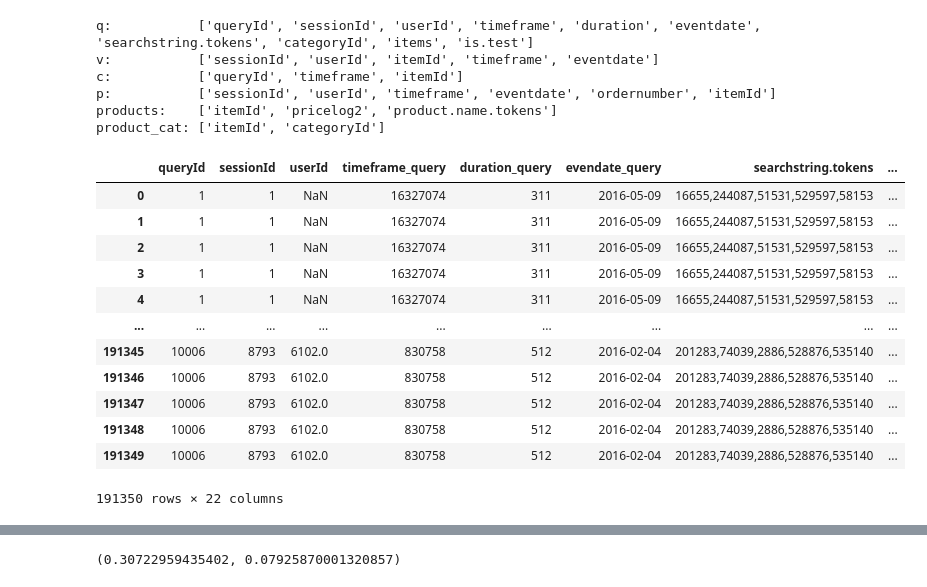
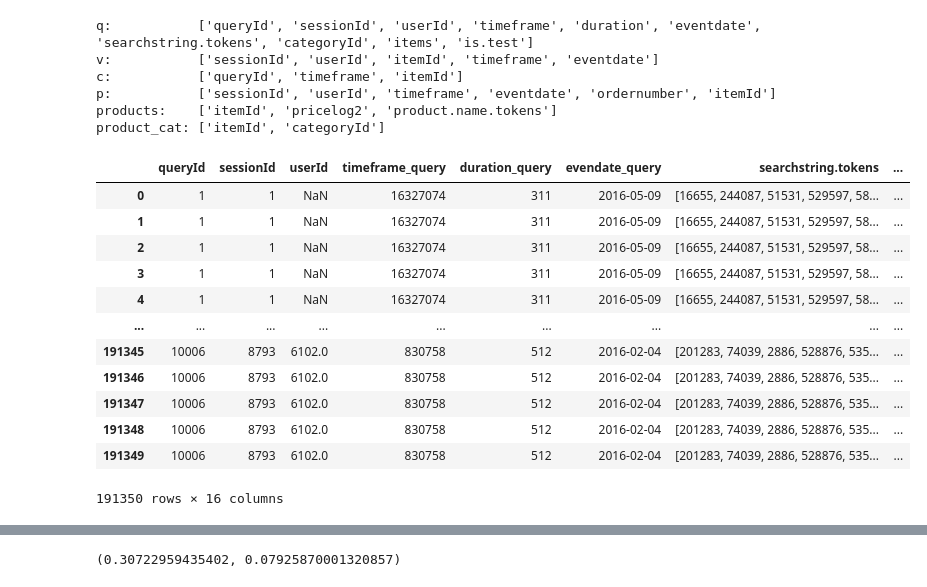
Before and after one commit to asy51/pareto, a Jupyter notebook: digi.ipynb, the cells around one changed output, grey strips where cells are left out. Saved outputs shown, nothing was run; the diff lists cells and outputs as text; code cells hidden in the pictures.

```diff
--- a/digi.ipynb
+++ b/digi.ipynb
@@ -32,39 +32,42 @@ qq = q.iloc[:10_000].copy()
 # %%
 qi = qq.copy()
 qi['items'] = qi['items'].str.split(',')
 qi = qi.explode('items')
 qi['pos'] = 1
 qi['pos'] = qi.groupby('queryId')['pos'].cumsum()
 qi = qi.rename(columns={'items': 'itemId'})
 qi['itemId'] = qi['itemId'].astype(int)
 qi = qi.rename(columns={'duration': 'duration_query', 'categoryId': 'categoryId_query'})
 # clicks
-qi = pd.merge(qi.rename(columns={'timeframe': 'timeframe_query', 'eventdate': 'evendate_query'}), c.rename(columns={'timeframe': 'timeframe_click'}), how='left', on=['queryId', 'itemId'])
+qi = pd.merge(qi.rename(columns={'timeframe': 'timeframe_query', 'eventdate': 'eventdate_query'}), c.rename(columns={'timeframe': 'timeframe_click'}), how='left', on=['queryId', 'itemId'])
 qi['clicked'] = qi['timeframe_click'].notna()
 # views (doesn't merge well)
 # qi = pd.merge(qi, v.rename(columns={'timeframe': 'timeframe_view', 'eventdate': 'eventdate_view'}), how='left', on=['sessionId', 'userId', 'itemId'])
 # purchases
 qi = pd.merge(qi, p.rename(columns={'timeframe': 'timeframe_purchase', 'eventdate': 'eventdate_purchase'}), how='left', on=['userId', 'sessionId', 'itemId'])
 qi['purchased'] = qi['timeframe_purchase'].notna()
 # product prices
 qi = pd.merge(qi, products, how='left', on=['itemId'])
 # product cat
 qi = pd.merge(qi, product_cat.rename(columns={'categoryId': 'categoryId_product'}), how='left', on=['itemId'])
 # query totals
 totals = qi.groupby('queryId')[['clicked', 'purchased']].sum().reset_index().rename(columns={'clicked':'clicks_query', 'purchased':'purchases_query', })
 qi = pd.merge(qi, totals, on=['queryId'])
+qi['searchstring.tokens'] = qi['searchstring.tokens'].str.split(',')
+qi['product.name.tokens'] = qi['product.name.tokens'].str.split(',')
+qi = qi.drop(columns=['timeframe_click', 'timeframe_purchase', 'eventdate_purchase', 'ordernumber', 'clicks_query', 'purchases_query'])
 qi
 # %% [output]
 |  | queryId | sessionId | userId | timeframe_query | duration_query | evendate_query | searchstring.tokens | ... |
-| 0 | 1 | 1 | NaN | 16327074 | 311 | 2016-05-09 | 16655,244087,51531,529597,58153 | ... |
-| 1 | 1 | 1 | NaN | 16327074 | 311 | 2016-05-09 | 16655,244087,51531,529597,58153 | ... |
-| 2 | 1 | 1 | NaN | 16327074 | 311 | 2016-05-09 | 16655,244087,51531,529597,58153 | ... |
-| 3 | 1 | 1 | NaN | 16327074 | 311 | 2016-05-09 | 16655,244087,51531,529597,58153 | ... |
-| 4 | 1 | 1 | NaN | 16327074 | 311 | 2016-05-09 | 16655,244087,51531,529597,58153 | ... |
+| 0 | 1 | 1 | NaN | 16327074 | 311 | 2016-05-09 | [16655, 244087, 51531, 529597, 58... | ... |
+| 1 | 1 | 1 | NaN | 16327074 | 311 | 2016-05-09 | [16655, 244087, 51531, 529597, 58... | ... |
+| 2 | 1 | 1 | NaN | 16327074 | 311 | 2016-05-09 | [16655, 244087, 51531, 529597, 58... | ... |
+| 3 | 1 | 1 | NaN | 16327074 | 311 | 2016-05-09 | [16655, 244087, 51531, 529597, 58... | ... |
+| 4 | 1 | 1 | NaN | 16327074 | 311 | 2016-05-09 | [16655, 244087, 51531, 529597, 58... | ... |
 | ... | ... | ... | ... | ... | ... | ... | ... | ... |
-| 191345 | 10006 | 8793 | 6102.0 | 830758 | 512 | 2016-02-04 | 201283,74039,2886,528876,535140 | ... |
-| 191346 | 10006 | 8793 | 6102.0 | 830758 | 512 | 2016-02-04 | 201283,74039,2886,528876,535140 | ... |
-| 191347 | 10006 | 8793 | 6102.0 | 830758 | 512 | 2016-02-04 | 201283,74039,2886,528876,535140 | ... |
-| 191348 | 10006 | 8793 | 6102.0 | 830758 | 512 | 2016-02-04 | 201283,74039,2886,528876,535140 | ... |
-| 191349 | 10006 | 8793 | 6102.0 | 830758 | 512 | 2016-02-04 | 201283,74039,2886,528876,535140 | ... |
+| 191345 | 10006 | 8793 | 6102.0 | 830758 | 512 | 2016-02-04 | [201283, 74039, 2886, 528876, 535... | ... |
+| 191346 | 10006 | 8793 | 6102.0 | 830758 | 512 | 2016-02-04 | [201283, 74039, 2886, 528876, 535... | ... |
+| 191347 | 10006 | 8793 | 6102.0 | 830758 | 512 | 2016-02-04 | [201283, 74039, 2886, 528876, 535... | ... |
+| 191348 | 10006 | 8793 | 6102.0 | 830758 | 512 | 2016-02-04 | [201283, 74039, 2886, 528876, 535... | ... |
+| 191349 | 10006 | 8793 | 6102.0 | 830758 | 512 | 2016-02-04 | [201283, 74039, 2886, 528876, 535... | ... |
-191350 rows × 22 columns
+191350 rows × 16 columns
```
Also changed, not shown: parts of 10 cells of this notebook, 2 other files.
